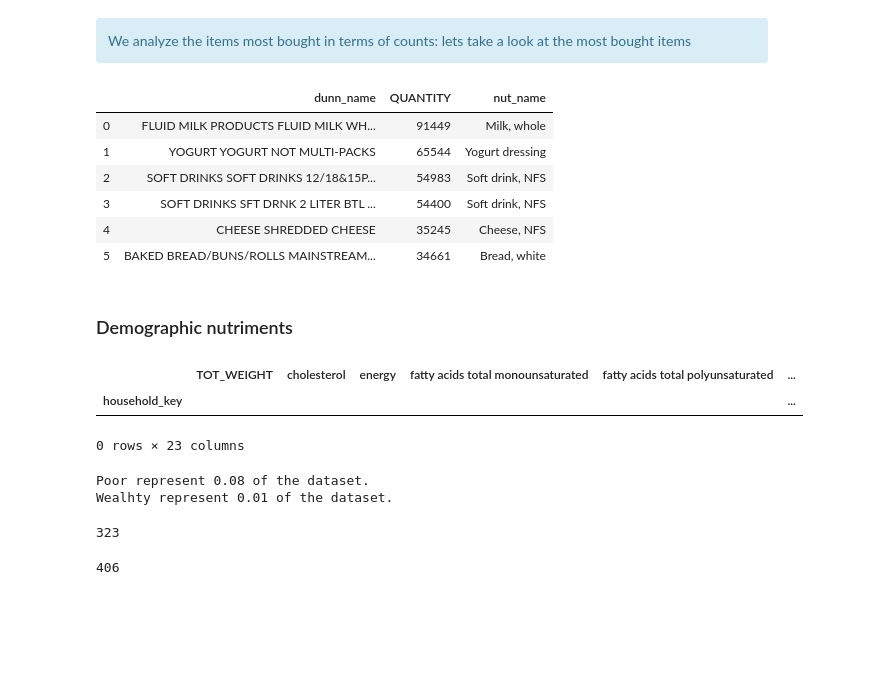
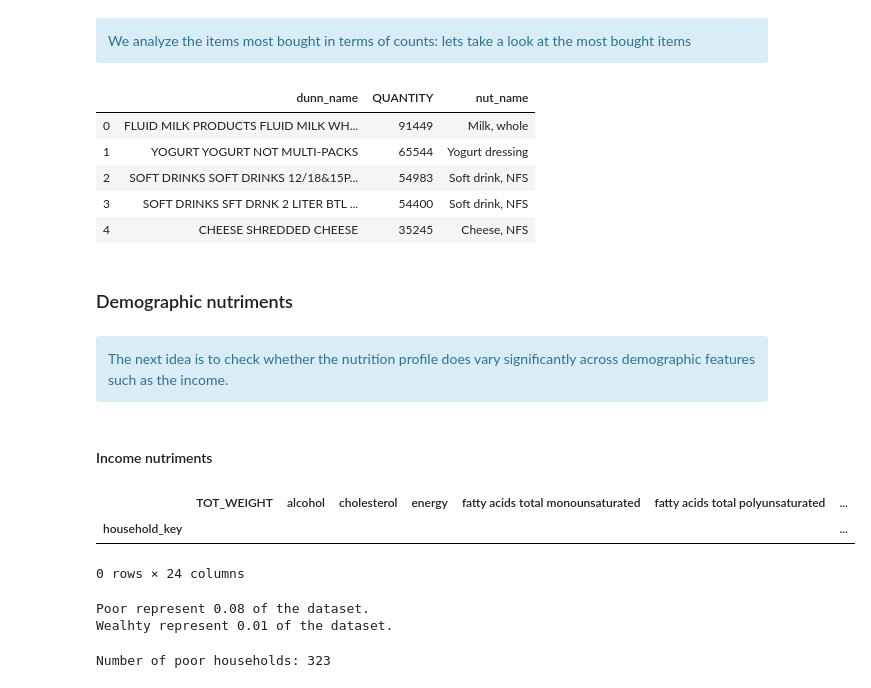
Before and after one commit to raphaelreiss/ADA_project, a Jupyter notebook: src/Demographic_Nut.ipynb, the cells around one changed output. Saved outputs shown, nothing was run; the diff lists cells and outputs as text; code cells hidden in the pictures; blank space fills up the shorter version.

```diff
--- a/src/Demographic_Nut.ipynb
+++ b/src/Demographic_Nut.ipynb
@@ -199,4 +199,6 @@ with open(r"../results/nutriments_units.pickle", "rb") as input_file:
     nutriment_units_df = pickle.load(input_file)
 hh_demographic_df = pd.read_csv('../data/dunnhumby_data/hh_demographic.csv')
 # %%
+#extract the list of nutriments
 nutriments = all_nutrition.drop(all_nutrition.columns[np.arange(5)],axis = 1).columns.values
+nutriments = np.append(nutriments[1:],nutriments[:1])
@@ -210,6 +205,6 @@ tot_weight_nut_df[tot_weight_nut_df.dunn_name.str.contains('LITER BTL CARB INCL'
 # %%
 #(1) we groupby the name of each article in order to extract trends from the most sold items in terms of sold mass
-tot_weight_nut_df = food_trans_clean_df.groupby(['dunn_name']).agg({'TOT_WEIGHT':'sum'})\
+tot_weight_nut_df = food_trans_clean_df.groupby(['dunn_name']).agg({'TOT_WEIGHT':'sum','QUANTITY':'sum'})\
                      .join(all_nutrition.set_index('dunn_name'),how = 'inner')\
                      .sort_values(by = 'TOT_WEIGHT',ascending = False)\
                      .reset_index()\
@@ -290,7 +369,7 @@ interactive(children=(IntSlider(value=0, description='x', max=14), Output()), _d
 We analyze the items most bought in terms of counts: lets take a look at the most bought items
 </div>
 # %%
-tot_sells_nut_df.head(6)[['dunn_name','QUANTITY','nut_name']]
+tot_sells_nut_df.head(5)[['dunn_name','QUANTITY','nut_name']]
 # %% [output]
 |  | dunn_name | QUANTITY | nut_name |
 | 0 | FLUID MILK PRODUCTS FLUID MILK WH... | 91449 | Milk, whole |
@@ -298,6 +377,9 @@ tot_sells_nut_df.head(6)[['dunn_name','QUANTITY','nut_name']]
 | 2 | SOFT DRINKS SOFT DRINKS 12/18&15P... | 54983 | Soft drink, NFS |
 | 3 | SOFT DRINKS SFT DRNK 2 LITER BTL ... | 54400 | Soft drink, NFS |
 | 4 | CHEESE SHREDDED CHEESE | 35245 | Cheese, NFS |
-| 5 | BAKED BREAD/BUNS/ROLLS MAINSTREAM... | 34661 | Bread, white |
 # %% [markdown]
 ### Demographic nutriments
+# %% [markdown]
+<div class="alert alert-block alert-info">
+The next idea is to check whether the nutrition profile does vary significantly across demographic features such as the income.
+</div>
@@ -310,11 +395,13 @@ house_nut_df = house_nut_df.drop(columns = ['dunn_name','dunn_ingredients','nut_
 #we average on the total amount of food consumed
 house_nut_df[nutriments] = house_nut_df[nutriments].div(house_nut_df.TOT_WEIGHT,axis = 0)
+# %% [markdown]
+#### Income nutriments
+# %%
+income_nut_df = house_nut_df.copy()
 # %%
-house_nut_df = house_nut_df.join(hh_demographic_df.set_index('household_key'),how = 'inner')
-
-house_nut_df[~house_nut_df.INCOME_DESC.str.contains('^[0-9]{2,3}-[0-9]{2,3}K$|Under 15K|250K+',regex = True)]
+income_nut_df[~income_nut_df.INCOME_DESC.str.contains('^[0-9]{2,3}-[0-9]{2,3}K$|Under 15K|250K+',regex = True)]
 # %% [output]
-|  | TOT_WEIGHT | cholesterol | energy | fatty acids total monounsaturated | fatty acids total polyunsaturated | ... |
-| household_key |  |  |  |  |  | ... |
+|  | TOT_WEIGHT | alcohol | cholesterol | energy | fatty acids total monounsaturated | fatty acids total polyunsaturated | ... |
+| household_key |  |  |  |  |  |  | ... |
-0 rows × 23 columns
+0 rows × 24 columns
 # %%
@@ -338,8 +425,4 @@ wealthy_df = house_nut_df[house_nut_df.av_income >= med]
-# %%
-poors_df.shape[0]
-# %% [output]
-323
-# %%
-wealthy_df.shape[0]
-# %% [output]
-406
+# %%
+print('Number of poor households: {}'.format(poors_df.shape[0]))
+# %% [output]
+Number of poor households: 323
```
Also changed, not shown: parts of 41 cells of this notebook, 4 other files.
